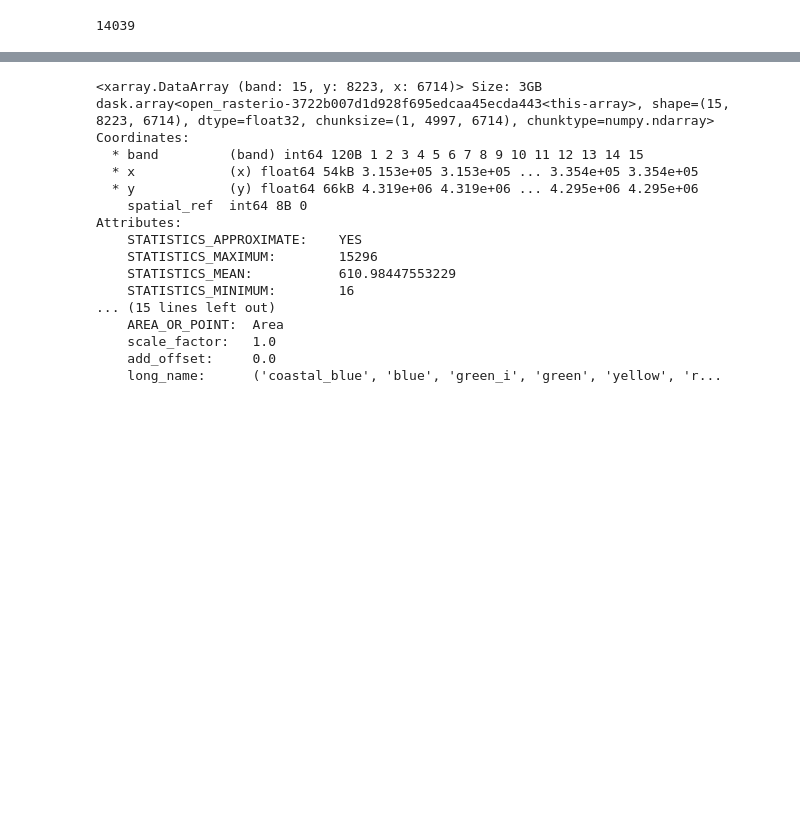
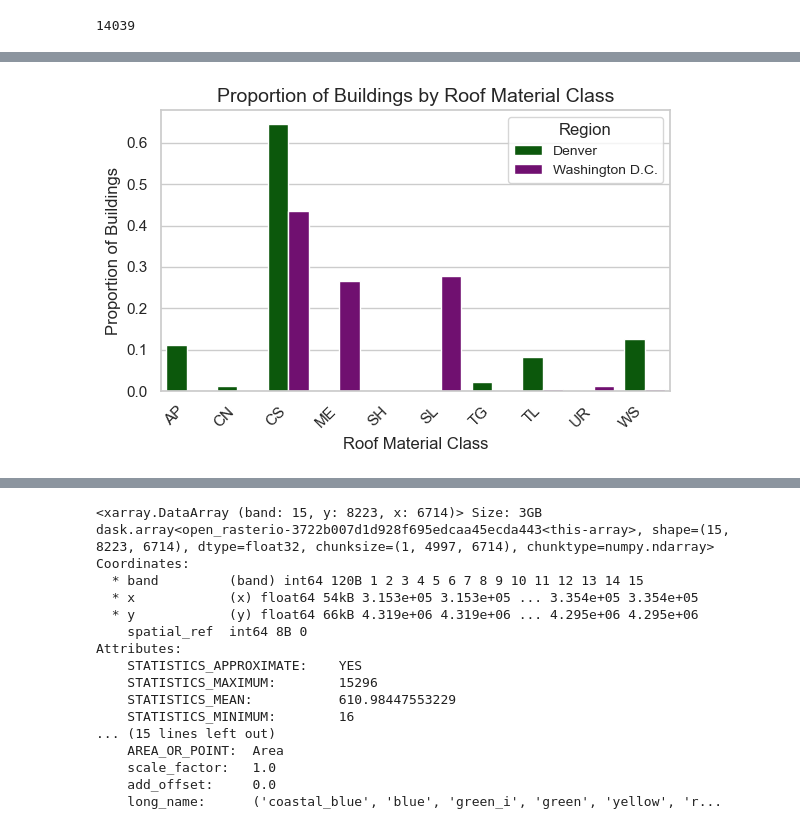
Before and after one commit to maxwellCcook/rooftop-mapping, a Jupyter notebook: code/_manuscript_figures.ipynb, the cells around one changed output, grey strips where cells are left out. Saved outputs shown, nothing was run; the diff lists cells and outputs as text; code cells hidden in the pictures; blank space fills up the shorter version.

```diff
--- a/code/_manuscript_figures.ipynb
+++ b/code/_manuscript_figures.ipynb
@@ -376,0 +454,31 @@ gc.collect() # clear space
+# %%
+# Count the occurrences of each predicted class per region
+class_counts = cls_df.groupby("region")["prediction"].value_counts(normalize=True).reset_index(name="proportion")
+
+# Set up the figure
+plt.figure(figsize=(6, 4))
+sns.set_theme(style="whitegrid")
+
+# Define colors matching previous plots
+aoi_palette = {"Washington D.C.": 'purple', "Denver": 'darkgreen'}
+
+# Create a grouped bar plot showing proportions
+ax = sns.barplot(
+    data=class_counts, x="prediction", y="proportion", hue="region",
+    palette=aoi_palette
+)
+
+# Improve readability
+plt.xlabel("Roof Material Class", fontsize=12)
+plt.ylabel("Proportion of Buildings", fontsize=12)
+plt.xticks(rotation=45, ha="right")
+plt.title("Proportion of Buildings by Roof Material Class", fontsize=14)
+
+# Move the legend inside the plot (bottom right)
+plt.legend(title="Region", loc="upper right", fontsize=10, frameon=True)
+
+# Show the plot
+plt.tight_layout()
+plt.show()
+# %% [output]
+[figure, added]
```
Also changed, not shown: parts of 6 cells of this notebook, 4 other files.
